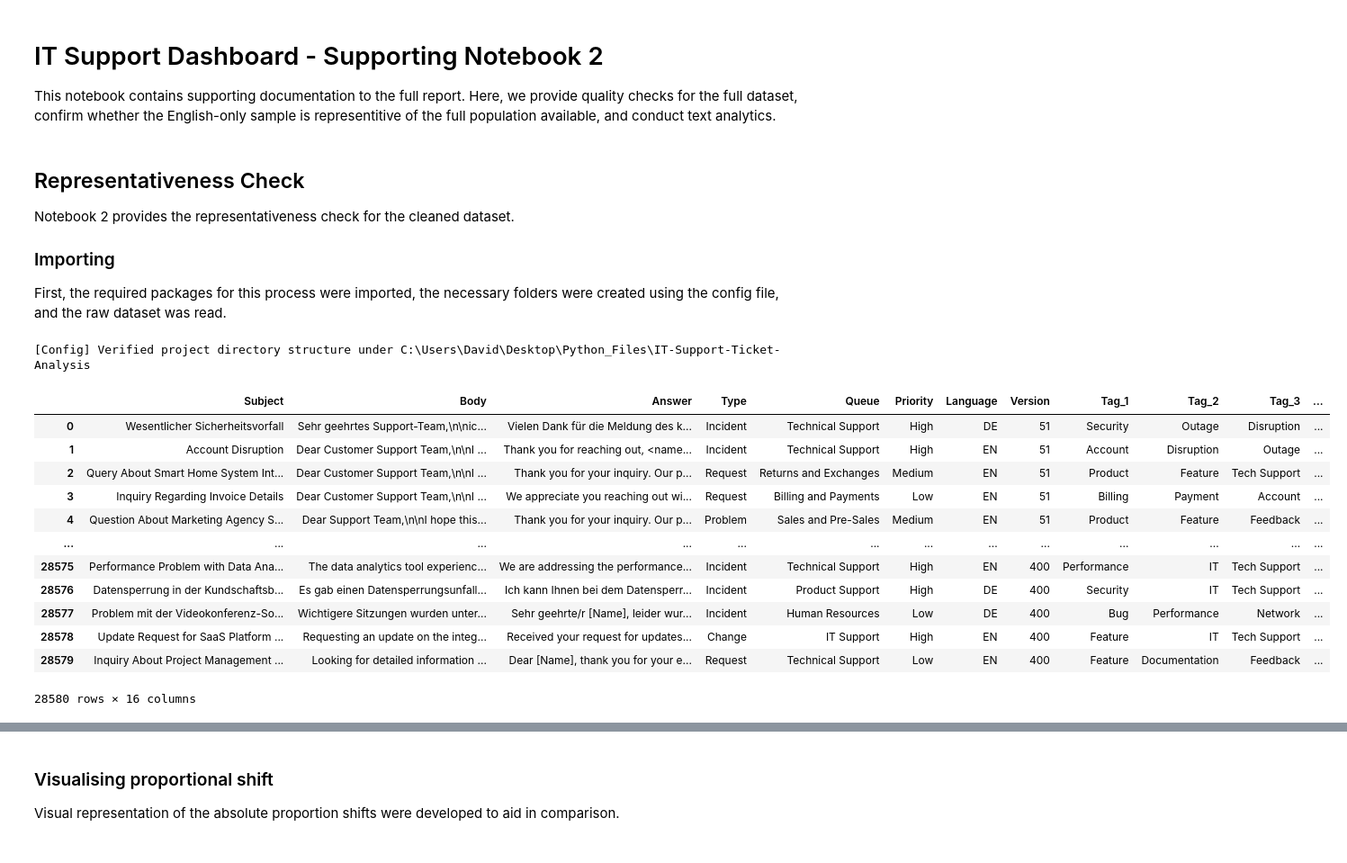
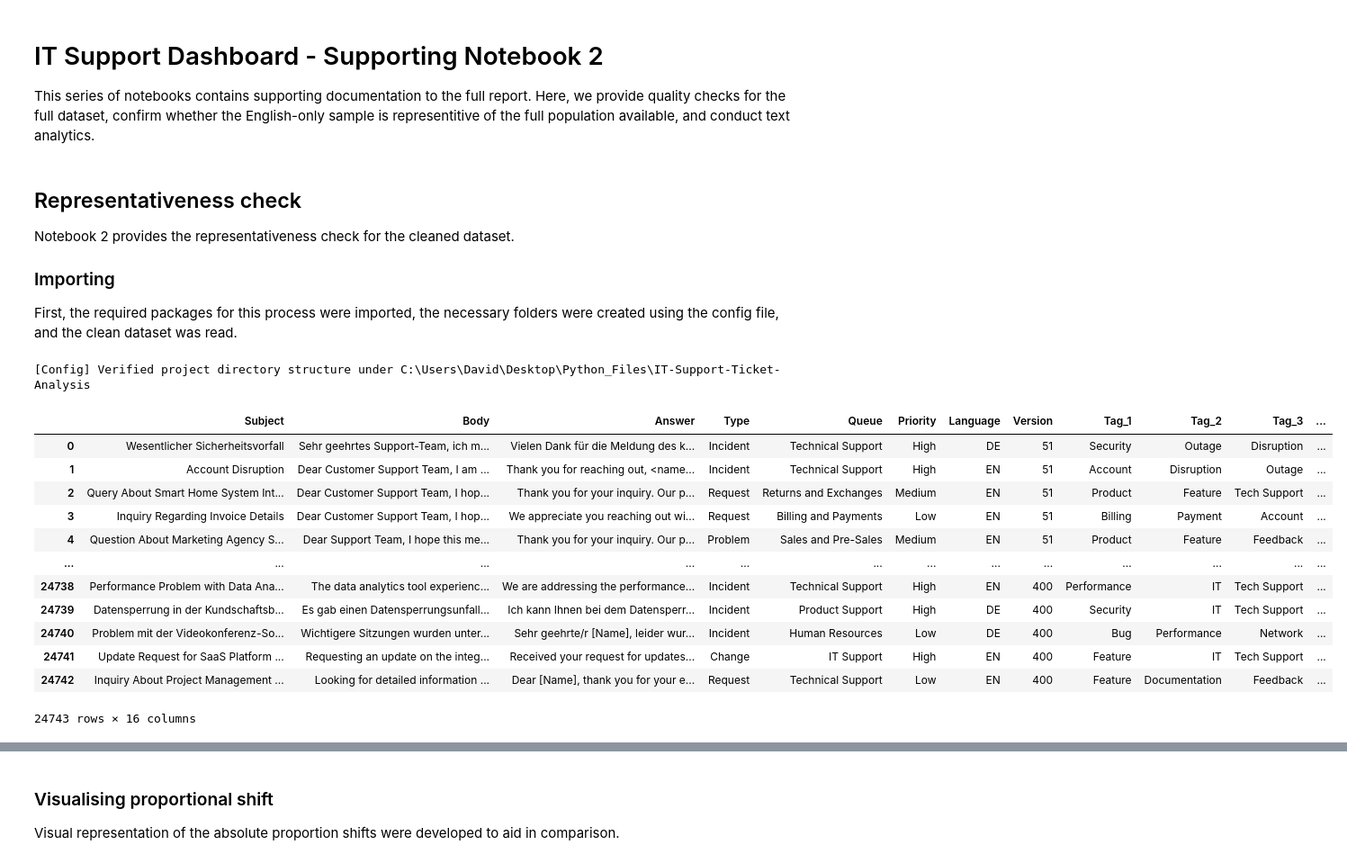
Before and after one commit to David-Golacis/IT-Support-Dashboard, a Jupyter notebook: Notebooks/01_Representativeness_Checks.ipynb, the cells around one changed output, grey strips where cells are left out. Shown at 90% size. Saved outputs shown, nothing was run; the diff lists cells and outputs as text; code cells hidden in the pictures.

Commit message:
Major Update
Updated notebook 1
Finished notebook 2
Working on notebook 3

```diff
--- a/Notebooks/01_Representativeness_Checks.ipynb
+++ b/Notebooks/01_Representativeness_Checks.ipynb
@@ -1,53 +1,53 @@
 # %% [markdown]
 # IT Support Dashboard - Supporting Notebook 2
 
-This notebook contains supporting documentation to the full report. Here, we provide quality checks for the full dataset, confirm whether the English-only sample is representitive of the full population available, and conduct text analytics.
+This series of notebooks contains supporting documentation to the full report. Here, we provide quality checks for the full dataset, confirm whether the English-only sample is representitive of the full population available, and conduct text analytics.
 # %% [markdown]
-## Representativeness Check
+## Representativeness check
 
 Notebook 2 provides the representativeness check for the cleaned dataset.
 
 ### Importing
-First, the required packages for this process were imported, the necessary folders were created using the config file, and the raw dataset was read.
+
+First, the required packages for this process were imported, the necessary folders were created using the config file, and the clean dataset was read.
 # %%
 # Importing essential packages
 import sys
 from pathlib import Path
 import pandas as pd
 import numpy as np
 import seaborn as sns
 import matplotlib.pyplot as plt
 import scipy.stats as stats
 
 # Add parent directory (project root) to sys.path
 project_root = Path(r"C:\Users\David\Desktop\Python_Files\IT-Support-Ticket-Analysis")
 if str(project_root) not in sys.path:
     sys.path.append(str(project_root))
 
 from config import Config
 
 Config.ensure_directories()
 
 # Reading the initial dataset as a DataFrame: df
-parquet_path = Config.QC_OUTPUT_DIR / "04_Tickets_Clean.parquet"
-df = pd.read_parquet(parquet_path)
+df = pd.read_parquet(Config.CLEAN_PARQUET_PATH, engine="pyarrow")
 
-df  # Display the DataFrame to verify successful import
+display(df)
 # %% [output]
 [Config] Verified project directory structure under C:\Users\David\Desktop\Python_Files\IT-Support-Ticket-Analysis
 |  | Subject | Body | Answer | Type | Queue | Priority | Language | Version | Tag_1 | Tag_2 | Tag_3 | ... |
-| 0 | Wesentlicher Sicherheitsvorfall | Sehr geehrtes Support-Team,\n\nic... | Vielen Dank für die Meldung des k... | Incident | Technical Support | High | DE | 51 | Security | Outage | Disruption | ... |
-| 1 | Account Disruption | Dear Customer Support Team,\n\nI ... | Thank you for reaching out, <name... | Incident | Technical Support | High | EN | 51 | Account | Disruption | Outage | ... |
-| 2 | Query About Smart Home System Int... | Dear Customer Support Team,\n\nI ... | Thank you for your inquiry. Our p... | Request | Returns and Exchanges | Medium | EN | 51 | Product | Feature | Tech Support | ... |
-| 3 | Inquiry Regarding Invoice Details | Dear Customer Support Team,\n\nI ... | We appreciate you reaching out wi... | Request | Billing and Payments | Low | EN | 51 | Billing | Payment | Account | ... |
-| 4 | Question About Marketing Agency S... | Dear Support Team,\n\nI hope this... | Thank you for your inquiry. Our p... | Problem | Sales and Pre-Sales | Medium | EN | 51 | Product | Feature | Feedback | ... |
+| 0 | Wesentlicher Sicherheitsvorfall | Sehr geehrtes Support-Team, ich m... | Vielen Dank für die Meldung des k... | Incident | Technical Support | High | DE | 51 | Security | Outage | Disruption | ... |
+| 1 | Account Disruption | Dear Customer Support Team, I am ... | Thank you for reaching out, <name... | Incident | Technical Support | High | EN | 51 | Account | Disruption | Outage | ... |
+| 2 | Query About Smart Home System Int... | Dear Customer Support Team, I hop... | Thank you for your inquiry. Our p... | Request | Returns and Exchanges | Medium | EN | 51 | Product | Feature | Tech Support | ... |
+| 3 | Inquiry Regarding Invoice Details | Dear Customer Support Team, I hop... | We appreciate you reaching out wi... | Request | Billing and Payments | Low | EN | 51 | Billing | Payment | Account | ... |
+| 4 | Question About Marketing Agency S... | Dear Support Team, I hope this me... | Thank you for your inquiry. Our p... | Problem | Sales and Pre-Sales | Medium | EN | 51 | Product | Feature | Feedback | ... |
 | ... | ... | ... | ... | ... | ... | ... | ... | ... | ... | ... | ... | ... |
-| 28575 | Performance Problem with Data Ana... | The data analytics tool experienc... | We are addressing the performance... | Incident | Technical Support | High | EN | 400 | Performance | IT | Tech Support | ... |
-| 28576 | Datensperrung in der Kundschaftsb... | Es gab einen Datensperrungsunfall... | Ich kann Ihnen bei dem Datensperr... | Incident | Product Support | High | DE | 400 | Security | IT | Tech Support | ... |
-| 28577 | Problem mit der Videokonferenz-So... | Wichtigere Sitzungen wurden unter... | Sehr geehrte/r [Name], leider wur... | Incident | Human Resources | Low | DE | 400 | Bug | Performance | Network | ... |
-| 28578 | Update Request for SaaS Platform ... | Requesting an update on the integ... | Received your request for updates... | Change | IT Support | High | EN | 400 | Feature | IT | Tech Support | ... |
-| 28579 | Inquiry About Project Management ... | Looking for detailed information ... | Dear [Name], thank you for your e... | Request | Technical Support | Low | EN | 400 | Feature | Documentation | Feedback | ... |
+| 24738 | Performance Problem with Data Ana... | The data analytics tool experienc... | We are addressing the performance... | Incident | Technical Support | High | EN | 400 | Performance | IT | Tech Support | ... |
+| 24739 | Datensperrung in der Kundschaftsb... | Es gab einen Datensperrungsunfall... | Ich kann Ihnen bei dem Datensperr... | Incident | Product Support | High | DE | 400 | Security | IT | Tech Support | ... |
+| 24740 | Problem mit der Videokonferenz-So... | Wichtigere Sitzungen wurden unter... | Sehr geehrte/r [Name], leider wur... | Incident | Human Resources | Low | DE | 400 | Bug | Performance | Network | ... |
+| 24741 | Update Request for SaaS Platform ... | Requesting an update on the integ... | Received your request for updates... | Change | IT Support | High | EN | 400 | Feature | IT | Tech Support | ... |
+| 24742 | Inquiry About Project Management ... | Looking for detailed information ... | Dear [Name], thank you for your e... | Request | Technical Support | Low | EN | 400 | Feature | Documentation | Feedback | ... |
-28580 rows × 16 columns
+24743 rows × 16 columns
 # %% [markdown]
 ### Representativeness checks
 
```
Also changed, not shown: parts of 8 cells of this notebook, 41 other files.
